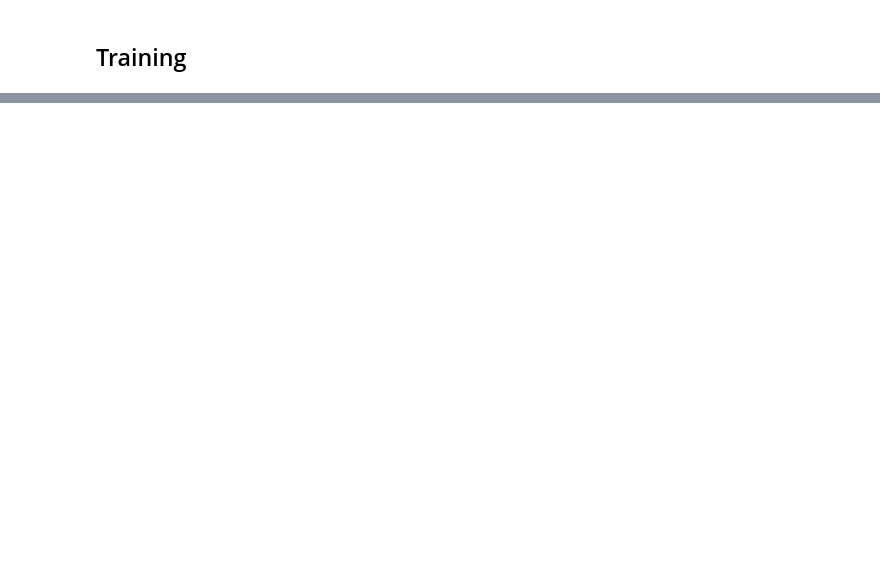
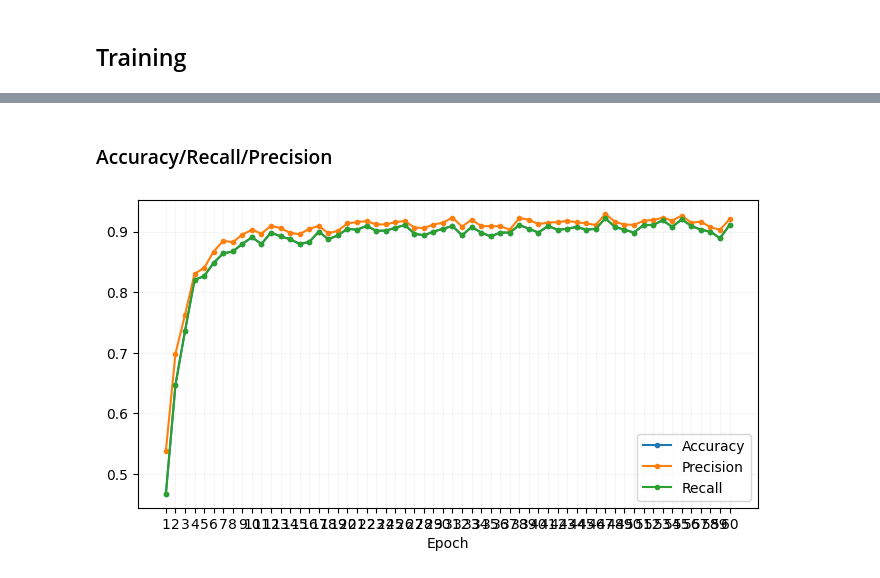
Before and after one commit to facupalavecino/ecd-trabajo-final, a Jupyter notebook: notebooks/2d_model.ipynb, the cells around one changed output, grey strips where cells are left out. Drawn from its saved outputs; the diff is of its cells as text; code cells hidden in the pictures; blank space fills up the shorter version.

```diff
--- a/notebooks/2d_model.ipynb
+++ b/notebooks/2d_model.ipynb
@@ -167,0 +300,20 @@ INFO:recognizer.trainers.trainer:Epoch 3: Test Accuracy: 0.00
+# %% [markdown]
+### Accuracy/Recall/Precision
+# %%
+import matplotlib.pyplot as plt
+
+fig, ax = plt.subplots(1, 1, figsize=(8,4))
+
+ax.plot(accuracies, label="Accuracy", marker=".")
+ax.plot(precisions, label="Precision", marker=".")
+ax.plot(recalls, label="Recall", marker=".")
+#ax.plot(f1s, label="F1")
+
+ax.set_xticks(range(0, epoch+1))
+ax.set_xticklabels(range(1, epoch+2))
+ax.set_xlabel("Epoch")
+ax.legend()
+ax.grid(alpha=0.1)
+plt.show()
+# %% [output]
+[figure, added]
```
Also changed, not shown: parts of 23 cells of this notebook, 1 other file.
